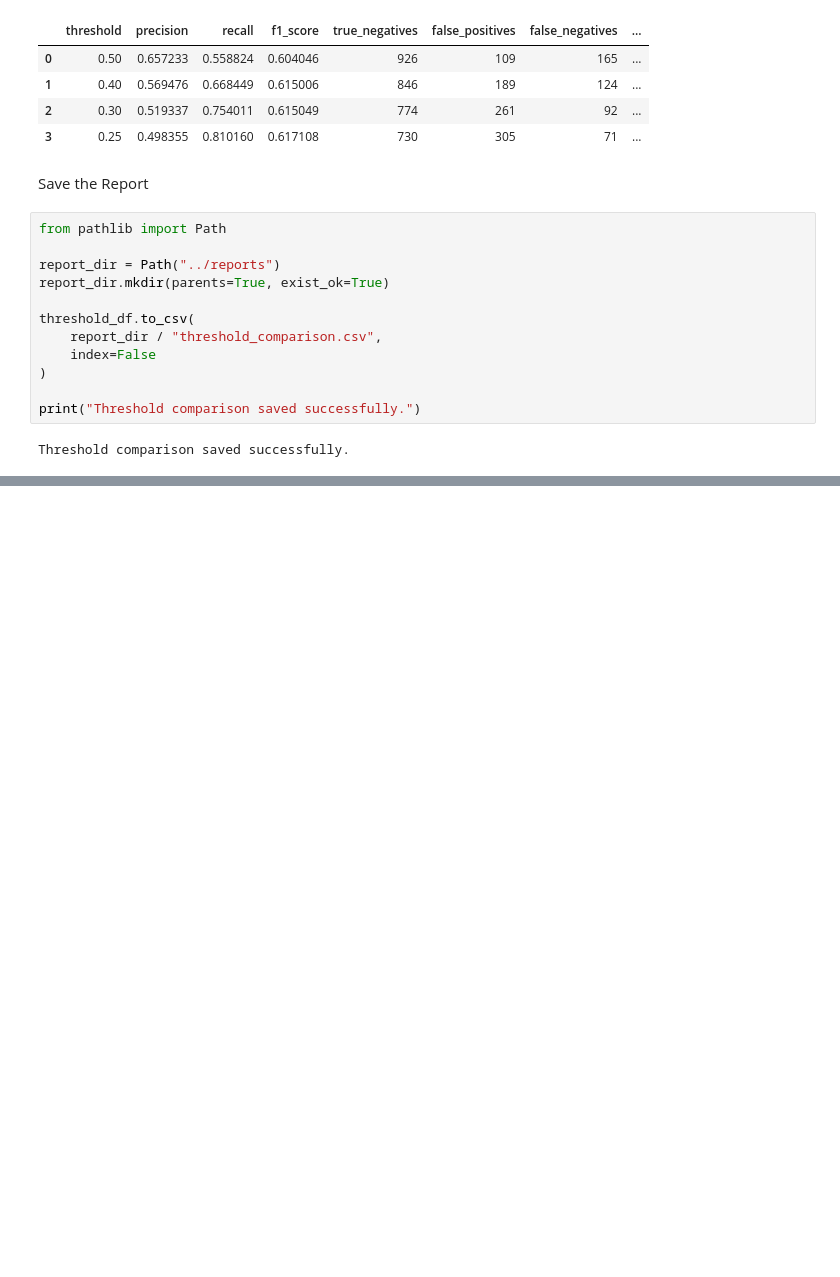
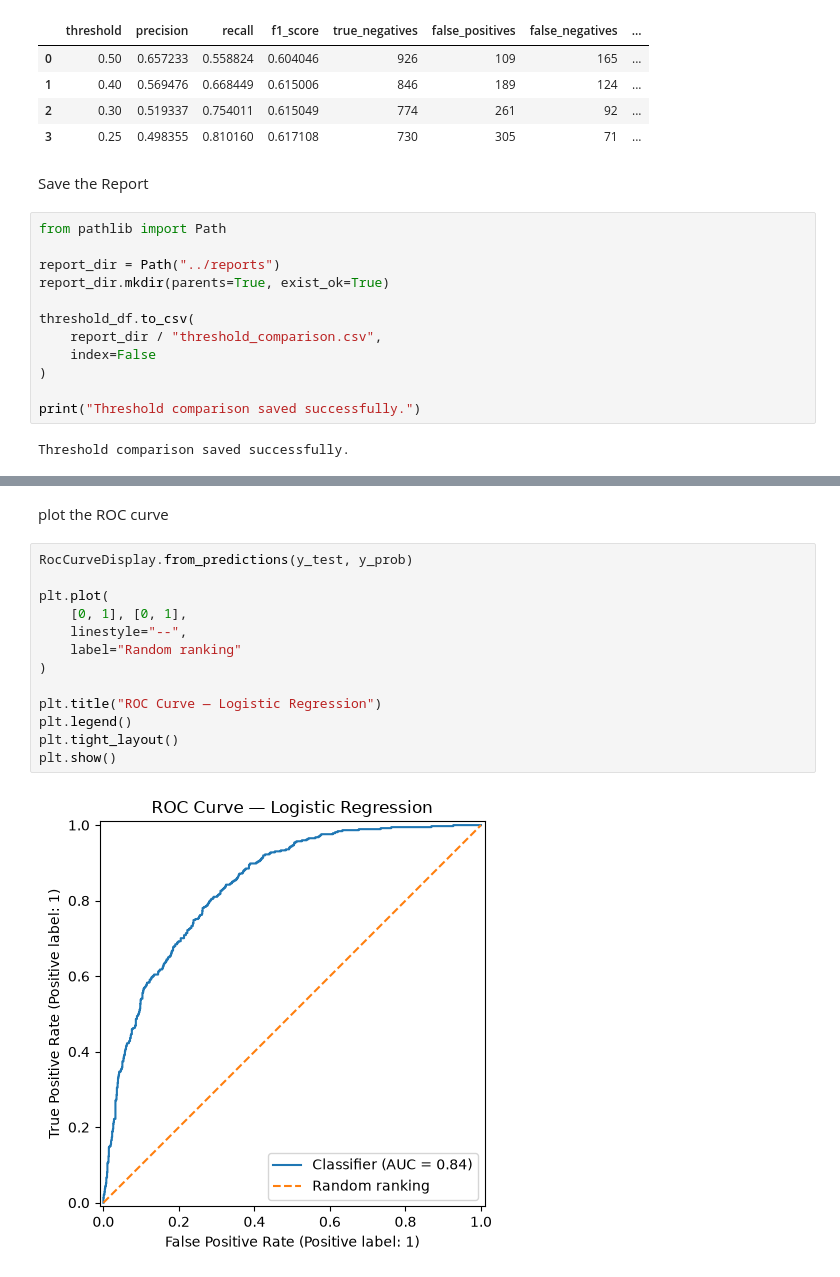
Before and after one commit to HadiaSajjad123/ai_engineering_journey, a Jupyter notebook: week-01-data-and-ml/day-01-customer-churn-eda/notebooks/03-baseline-model.ipynb, the cells around one changed output, grey strips where cells are left out. Saved outputs shown, nothing was run; the diff lists cells and outputs as text; blank space fills up the shorter version.

```diff
--- a/week-01-data-and-ml/day-01-customer-churn-eda/notebooks/03-baseline-model.ipynb
+++ b/week-01-data-and-ml/day-01-customer-churn-eda/notebooks/03-baseline-model.ipynb
@@ -374,0 +555,17 @@ Threshold comparison saved successfully.
+# %% [markdown]
+plot the ROC curve
+# %%
+RocCurveDisplay.from_predictions(y_test, y_prob)
+
+plt.plot(
+    [0, 1], [0, 1],
+    linestyle="--",
+    label="Random ranking"
+)
+
+plt.title("ROC Curve — Logistic Regression")
+plt.legend()
+plt.tight_layout()
+plt.show()
+# %% [output]
+[figure, added]
```
Also changed, not shown: parts of 22 cells of this notebook, 4 other files.
